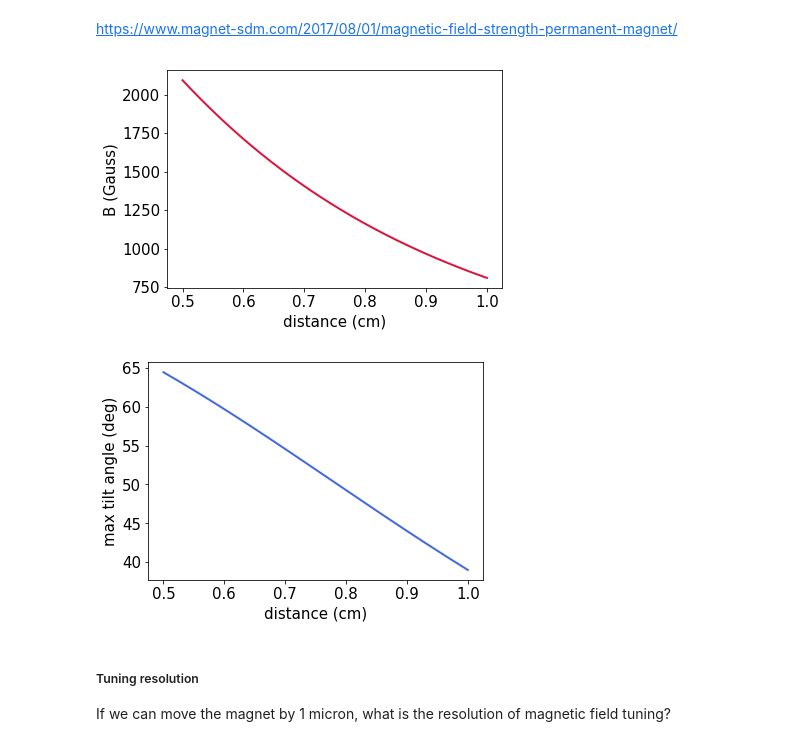
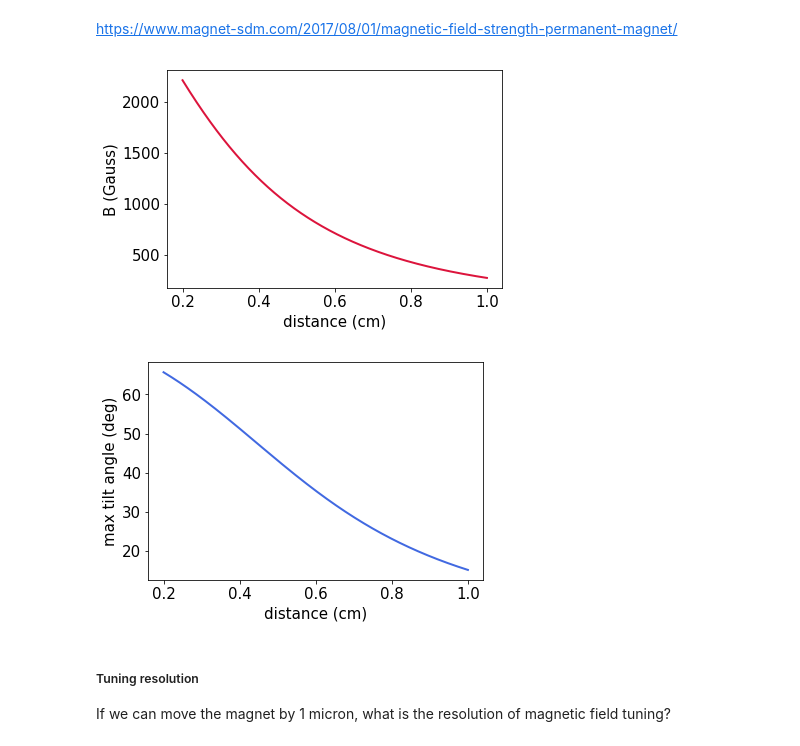
Before and after one commit to NunoEdgarGub1/simulations, a Jupyter notebook: scripts/_cristian_varia/permanent_magnet.ipynb, the cells around one changed output. Saved outputs shown, nothing was run; the diff lists cells and outputs as text; code cells hidden in the pictures.

```diff
--- a/scripts/_cristian_varia/permanent_magnet.ipynb
+++ b/scripts/_cristian_varia/permanent_magnet.ipynb
@@ -11,29 +11,29 @@ matplotlib.rc('xtick', labelsize=15)
 matplotlib.rc('ytick', labelsize=15)
 # %%
 # Magnet for fine alignment
-Br = 12500 # residual induction (G)
-D = 14 #magnet diameter (mm)
-L0 = 11 #magnet thickness (mm)
+Br = 10000 # residual induction (G)
+D = 10 #magnet diameter (mm)
+L0 = 5 #magnet thickness (mm)
 
 R = 0.5*D*1e-3
 L = L0*1e-3
-x = np.linspace (0.005, 0.010, 1000) #distance from magnet (m)
+x = np.linspace (0.002, 0.010, 1000) #distance from magnet (m)
 B = 0.5*Br*(((L+x)/((R**2+(L+x)**2)**0.5))-(x/((x**2+R**2)**0.5)))
 
 plt.plot (x*100, B, color = 'crimson', linewidth = 2)
 plt.xlabel ('distance (cm)', fontsize = 15)
 plt.ylabel ('B (Gauss)', fontsize = 15)
 plt.show()
 
 B0 = 1000 #static magnetic field (G)
 angle = (180/np.pi)*np.arctan (B/B0)
 plt.plot (x*100, angle, color = 'royalblue', linewidth = 2)
 plt.xlabel ('distance (cm)', fontsize = 15)
 plt.ylabel ('max tilt angle (deg)', fontsize = 15)
 plt.show()
 # %% [output]
-[figure, old version]
+[figure, new version]
-[figure, old version]
+[figure, new version]
 # %% [markdown]
 ##### Tuning resolution
 If we can move the magnet by 1 micron, what is the resolution of magnetic field tuning?
```
Also changed, not shown: 3 other files.
